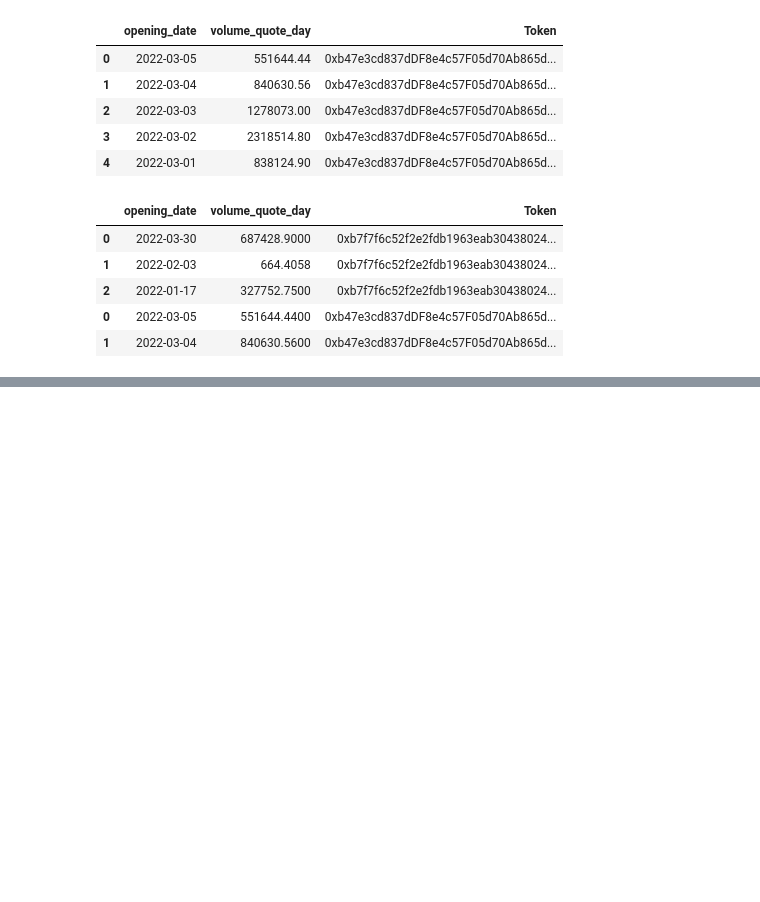
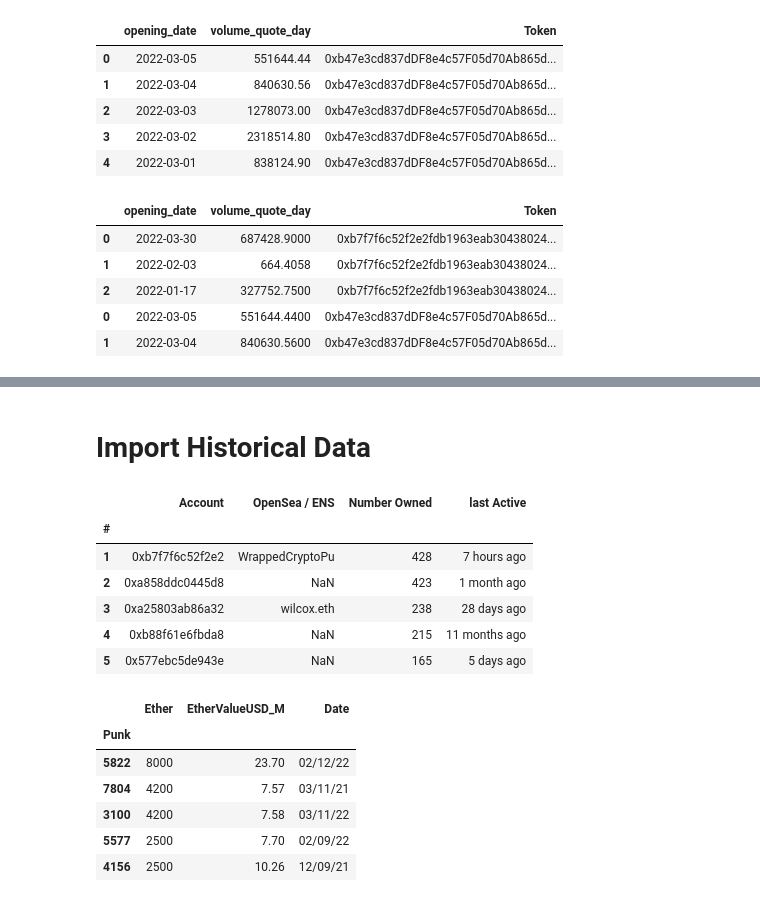
Before and after one commit to mmsaki/nft-trading-analysis, a Jupyter notebook: cryptopunks.ipynb, the cells around one changed output, grey strips where cells are left out. Drawn from its saved outputs; the diff is of its cells as text; code cells hidden in the pictures; blank space fills up the shorter version.

Commit message:
added resources

```diff
--- a/cryptopunks.ipynb
+++ b/cryptopunks.ipynb
@@ -367,3 +359,35 @@ combined_df.hvplot.scatter(
 )
 # %% [output]
 [interactive output not drawn]
+# %% [markdown]
+# Import Historical Data
+# %%
+#read in all cryptopunkowners
+cryptopunk_owners_path = Path("C:/Users/miscg/zzz/Fintech-Group-Project/Resources/2022-05_all_cryptopunk_owners.csv")
+#cryptopunk_owners_path = Path("../Resources/2022-05_all_cryptopunk_owners.csv")
+# %%
+#read in top20 sales, by ether value
+top20_sales_path = Path("C:/Users/miscg/zzz/Fintech-Group-Project/Resources/top20_sales_by_ether_value.csv")
+#top20_sales_path = Path("../Resources/top20_sales_by_ether_value.csv")
+# %%
+#import into dataframes
+cryptopunk_owners_df = pd.read_csv(cryptopunk_owners_path, index_col="#", parse_dates=True, infer_datetime_format=True)
+top20_sales_df = pd.read_csv(top20_sales_path, index_col="Punk", parse_dates=True, infer_datetime_format=True)
+# %%
+display(cryptopunk_owners_df.head())
+display(top20_sales_df.head())
+# %% [output]
+|  | Account | OpenSea / ENS | Number Owned | last Active |
+| # |  |  |  |  |
+| 1 | 0xb7f7f6c52f2e2 | WrappedCryptoPu | 428 | 7 hours ago |
+| 2 | 0xa858ddc0445d8 | NaN | 423 | 1 month ago |
+| 3 | 0xa25803ab86a32 | wilcox.eth | 238 | 28 days ago |
+| 4 | 0xb88f61e6fbda8 | NaN | 215 | 11 months ago |
+| 5 | 0x577ebc5de943e | NaN | 165 | 5 days ago |
+|  | Ether | EtherValueUSD_M | Date |
+| Punk |  |  |  |
+| 5822 | 8000 | 23.70 | 02/12/22 |
+| 7804 | 4200 | 7.57 | 03/11/21 |
+| 3100 | 4200 | 7.58 | 03/11/22 |
+| 5577 | 2500 | 7.70 | 02/09/22 |
+| 4156 | 2500 | 10.26 | 12/09/21 |
```
Also changed, not shown: parts of 3 cells of this notebook, 3 other files.
